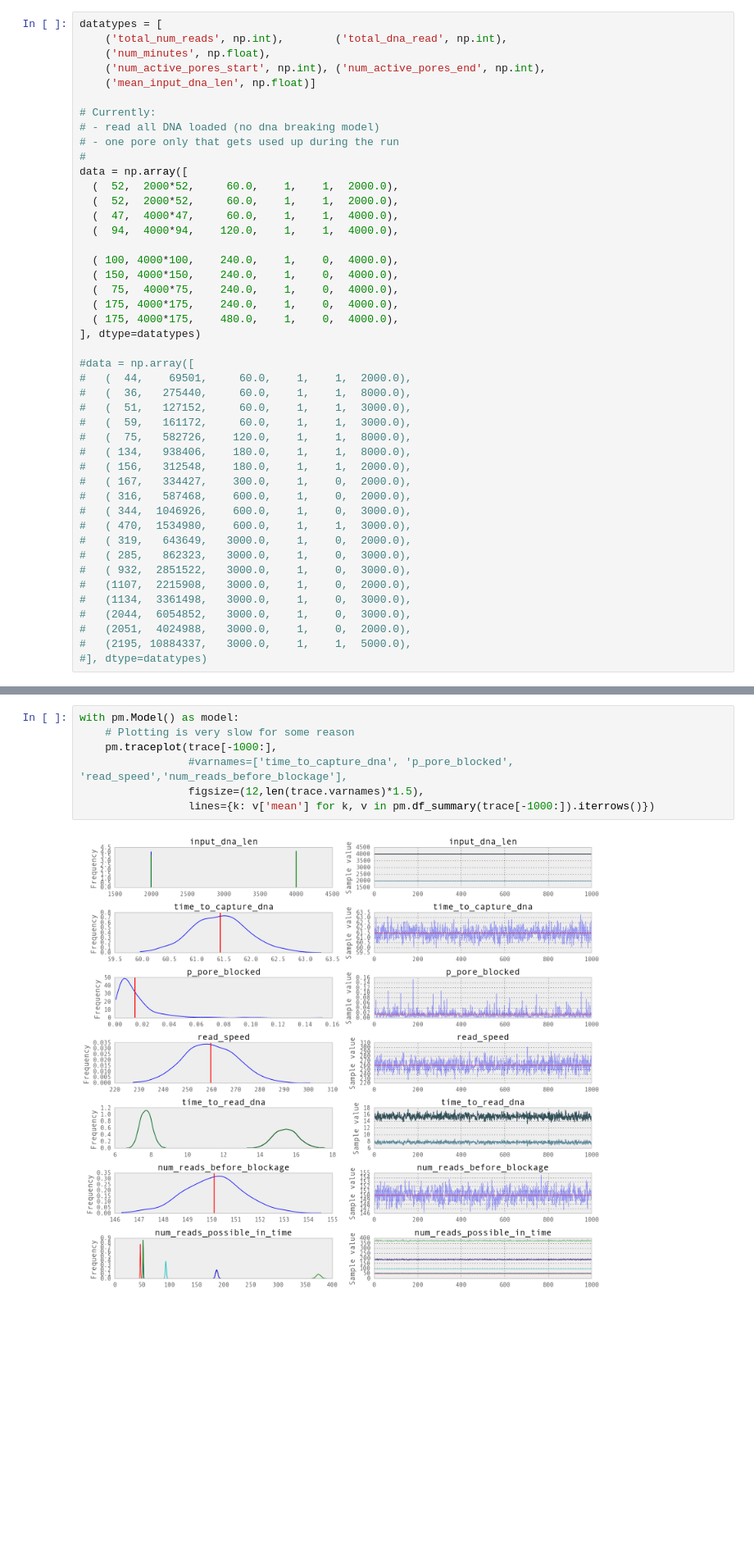
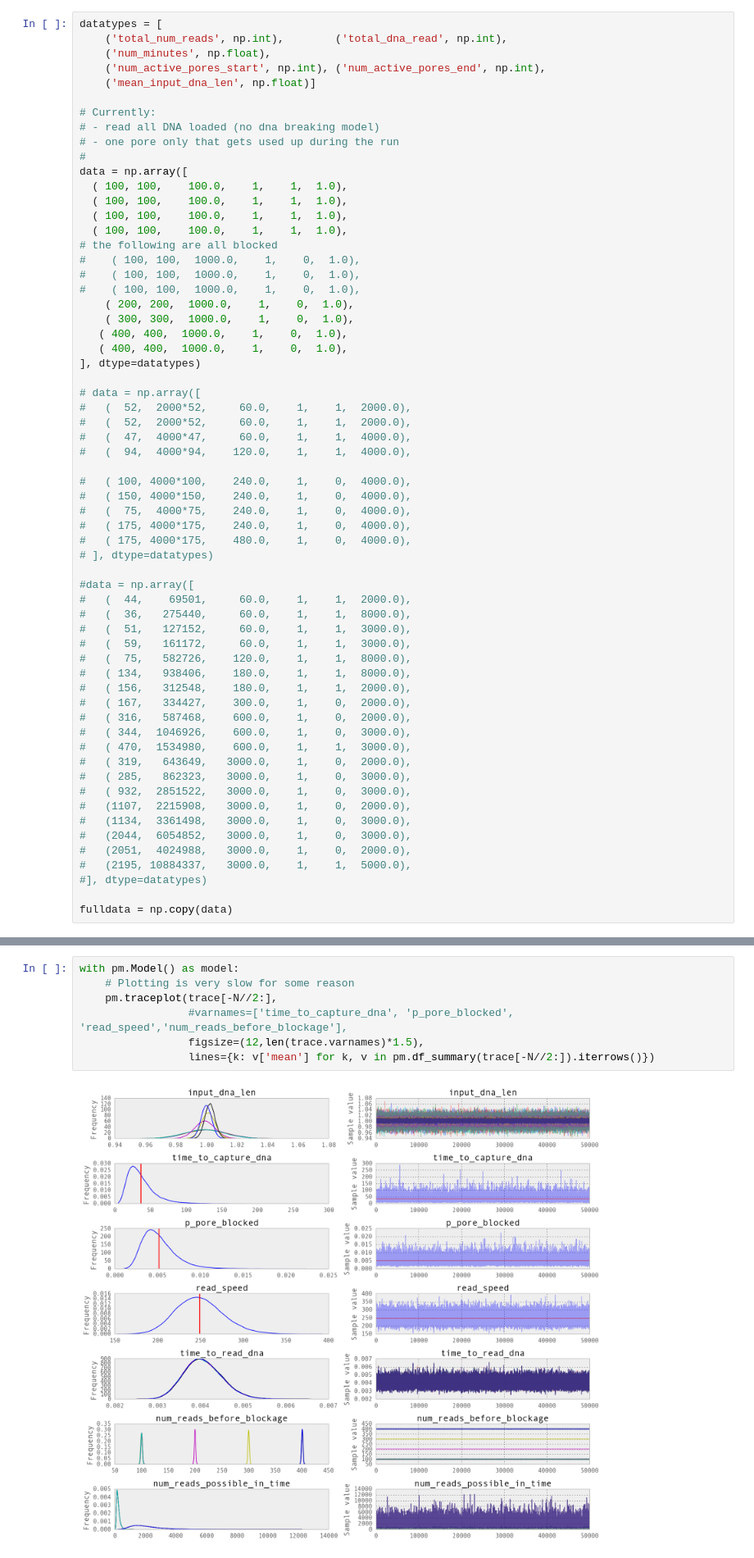
Before and after one commit to hgbrian/audio_experiments, a Jupyter notebook: nanopore_simulation_parameter_estimation.ipynb, the cells around one changed output, grey strips where cells are left out. Shown at 82% size. Drawn from its saved outputs; the diff is of its cells as text; blank space fills up the shorter version.

```diff
--- a/nanopore_simulation_parameter_estimation.ipynb
+++ b/nanopore_simulation_parameter_estimation.ipynb
@@ -25,17 +26,32 @@ datatypes = [
 # - one pore only that gets used up during the run
 #
 data = np.array([
-  (  52,  2000*52,     60.0,    1,    1,  2000.0),
-  (  52,  2000*52,     60.0,    1,    1,  2000.0),
-  (  47,  4000*47,     60.0,    1,    1,  4000.0),
-  (  94,  4000*94,    120.0,    1,    1,  4000.0),
+  ( 100, 100,    100.0,    1,    1,  1.0),
+  ( 100, 100,    100.0,    1,    1,  1.0),
+  ( 100, 100,    100.0,    1,    1,  1.0),
+  ( 100, 100,    100.0,    1,    1,  1.0),
+# the following are all blocked
+#    ( 100, 100,  1000.0,    1,    0,  1.0),
+#    ( 100, 100,  1000.0,    1,    0,  1.0),
+#    ( 100, 100,  1000.0,    1,    0,  1.0),
+    ( 200, 200,  1000.0,    1,    0,  1.0),
+    ( 300, 300,  1000.0,    1,    0,  1.0),
+   ( 400, 400,  1000.0,    1,    0,  1.0),
+   ( 400, 400,  1000.0,    1,    0,  1.0),
+], dtype=datatypes)
 
-  ( 100, 4000*100,    240.0,    1,    0,  4000.0),
-  ( 150, 4000*150,    240.0,    1,    0,  4000.0),
-  (  75,  4000*75,    240.0,    1,    0,  4000.0),
-  ( 175, 4000*175,    240.0,    1,    0,  4000.0),
-  ( 175, 4000*175,    480.0,    1,    0,  4000.0),
-], dtype=datatypes)
+# data = np.array([
+#   (  52,  2000*52,     60.0,    1,    1,  2000.0),
+#   (  52,  2000*52,     60.0,    1,    1,  2000.0),
+#   (  47,  4000*47,     60.0,    1,    1,  4000.0),
+#   (  94,  4000*94,    120.0,    1,    1,  4000.0),
+
+#   ( 100, 4000*100,    240.0,    1,    0,  4000.0),
+#   ( 150, 4000*150,    240.0,    1,    0,  4000.0),
+#   (  75,  4000*75,    240.0,    1,    0,  4000.0),
+#   ( 175, 4000*175,    240.0,    1,    0,  4000.0),
+#   ( 175, 4000*175,    480.0,    1,    0,  4000.0),
+# ], dtype=datatypes)
 
 #data = np.array([
 #   (  44,    69501,     60.0,    1,    1,  2000.0),
@@ -58,6 +74,8 @@ data = np.array([
 #   (2051,  4024988,   3000.0,    1,    0,  2000.0),
 #   (2195, 10884337,   3000.0,    1,    1,  5000.0),
 #], dtype=datatypes)
+
+fulldata = np.copy(data)
 # %%
 def test_Lognormal():
     """How does the Lognormal tau parameter map onto sd?"""
@@ -268,9 +351,9 @@ num_reads_possible_in_time__8   383.187098
 # %%
 with pm.Model() as model:
     # Plotting is very slow for some reason
-    pm.traceplot(trace[-1000:],
+    pm.traceplot(trace[-N//2:],
                  #varnames=['time_to_capture_dna', 'p_pore_blocked', 'read_speed','num_reads_before_blockage'],
                  figsize=(12,len(trace.varnames)*1.5),
-                 lines={k: v['mean'] for k, v in pm.df_summary(trace[-1000:]).iterrows()})
+                 lines={k: v['mean'] for k, v in pm.df_summary(trace[-N//2:]).iterrows()})
 # %% [output]
-[figure, old version]
+[figure, new version]
```
Also changed, not shown: parts of 3 cells of this notebook.
